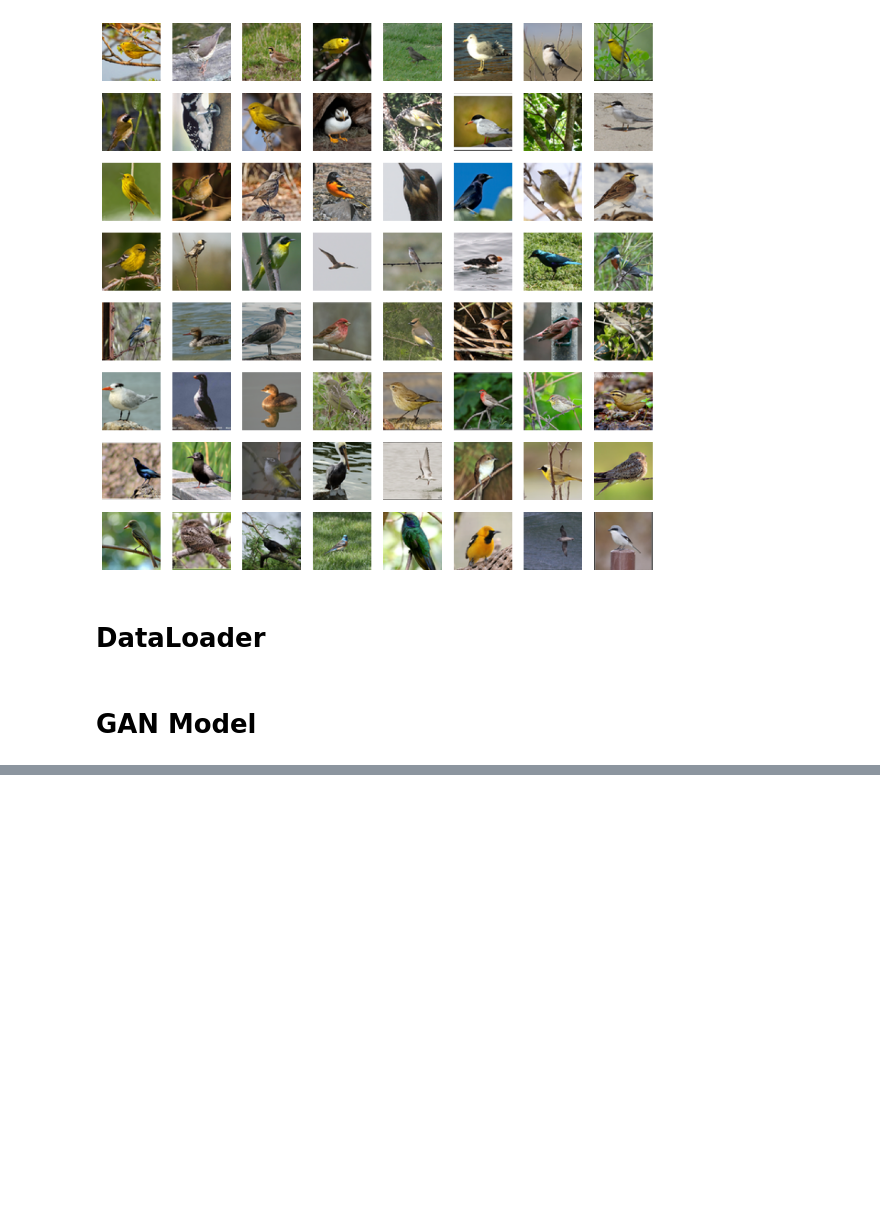
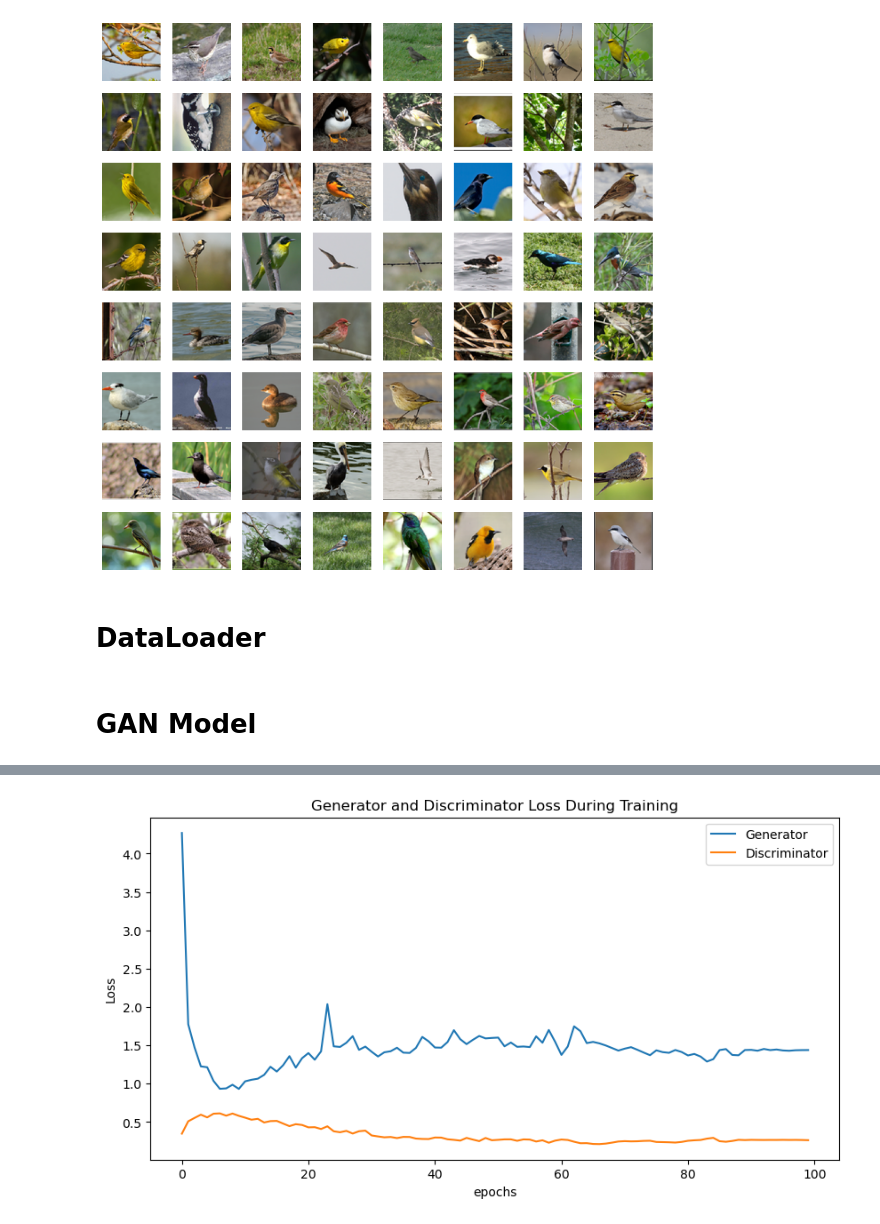
Before and after one commit to Kumail00Alawa/GAN_Birds, a Jupyter notebook: gan-birds.ipynb, the cells around one changed output, grey strips where cells are left out. Cells and saved outputs as stored; diff of their text form; code cells hidden in the pictures; blank space fills up the shorter version.

```diff
--- a/gan-birds.ipynb
+++ b/gan-birds.ipynb
@@ -58,11 +62,11 @@ device
 # %%
 # Define the parameters for the training process
 n_epochs = 100
-batch_size = 64
+BATCH_SIZE = 64
 lr = 0.0002
 b1 = 0.5
 b2 = 0.999
-latent_dim = 100
+latent_dim = 700
 # %%
 class Generator(nn.Module):
     def __init__(self):
@@ -72,7 +76,7 @@ class Generator(nn.Module):
             layers = [nn.ConvTranspose2d(in_channels, out_channels, kernel_size, stride, padding, bias=False)]
             if normalize:
                 layers.append(nn.BatchNorm2d(out_channels))
-            layers.append(nn.ReLU(inplace=True))
+            layers.append(nn.LeakyReLU(0.2, inplace=True))
             return layers
 
         self.model = nn.Sequential(
@@ -98,7 +102,7 @@ class Discriminator(nn.Module):
         def block(in_channels, out_channels, kernel_size=4, stride=2, padding=1):
             return [
                 nn.Conv2d(in_channels, out_channels, kernel_size, stride, padding, bias=False),
-                nn.ReLU(inplace=True)
+                nn.LeakyReLU(0.2, inplace=True)
             ]
 
         self.model = nn.Sequential(
@@ -142,0 +221,12 @@ Tensor = torch.cuda.FloatTensor if torch.cuda.is_available() else torch.FloatTen
+# %%
+# Plotting the losses
+plt.figure(figsize=(10,5))
+plt.title("Generator and Discriminator Loss During Training")
+plt.plot(g_losses,label="Generator")
+plt.plot(d_losses,label="Discriminator")
+plt.xlabel("epochs")
+plt.ylabel("Loss")
+plt.legend()
+plt.show()
+# %% [output]
+[figure, added]
```
Also changed, not shown: parts of 4 cells of this notebook.
